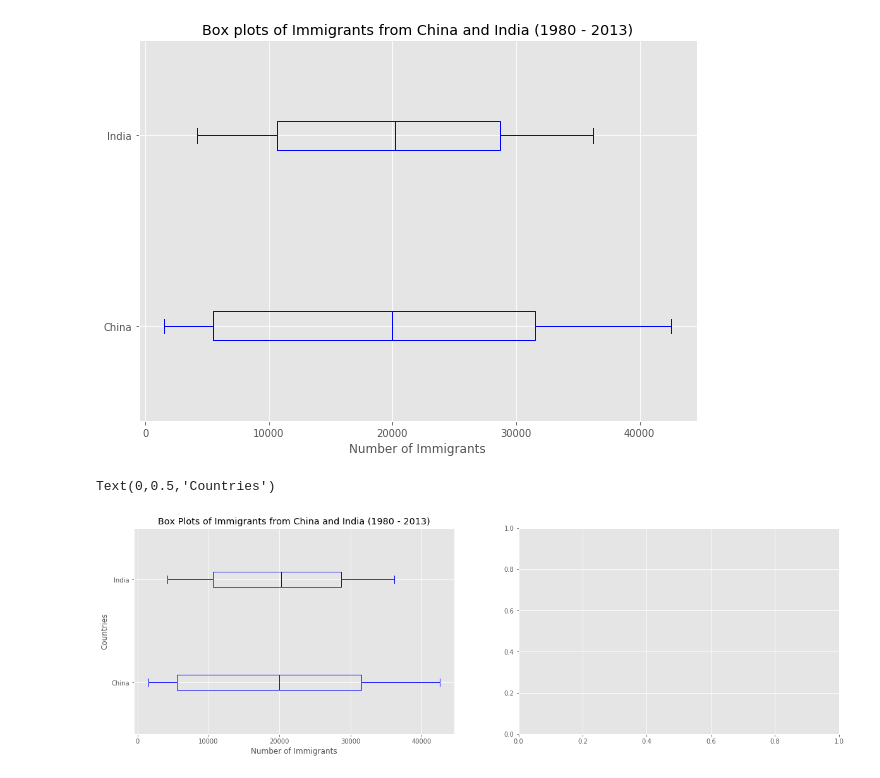
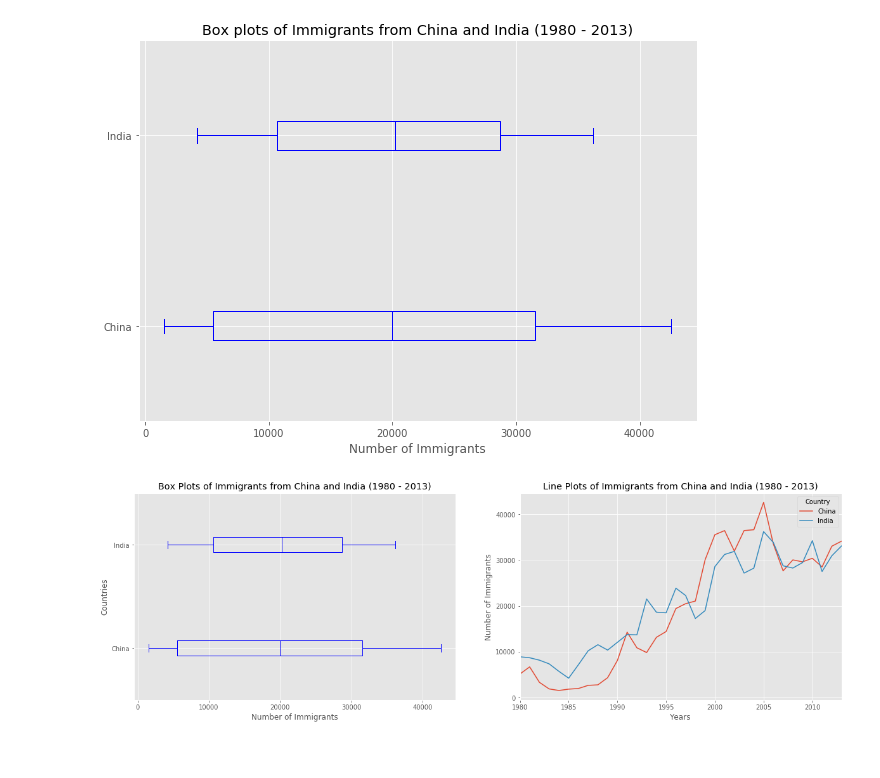
Before and after one commit to ghaffaru/immigration-data-analytics, a Jupyter notebook: plots/pie_box_scatter.ipynb, the cells around one changed output. Saved outputs shown, nothing was run; the diff lists cells and outputs as text; code cells hidden in the pictures.

Commit message:
box plots done

```diff
--- a/plots/pie_box_scatter.ipynb
+++ b/plots/pie_box_scatter.ipynb
@@ -154,13 +154,20 @@ plt.show()
 # %%
 fig = plt.figure()
 ax0 = fig.add_subplot(1,2,1)
 ax1 = fig.add_subplot(1,2,2)
 
 # subplot 1 box plot
 df_CI.plot(kind='box', color='blue', vert=False, figsize=(20,6), ax=ax0)
 ax0.set_title('Box Plots of Immigrants from China and India (1980 - 2013)')
 ax0.set_xlabel('Number of Immigrants')
 ax0.set_ylabel('Countries')
+
+# Subplot 2: Line plot
+df_CI.plot(kind='line', figsize=(20, 6), ax=ax1) # add to subplot 2
+ax1.set_title ('Line Plots of Immigrants from China and India (1980 - 2013)')
+ax1.set_ylabel('Number of Immigrants')
+ax1.set_xlabel('Years')
+
+plt.show()
 # %% [output]
-Text(0,0.5,'Countries')
-[figure, old version]
+[figure, new version]
```
Also changed, not shown: parts of 4 cells of this notebook.
